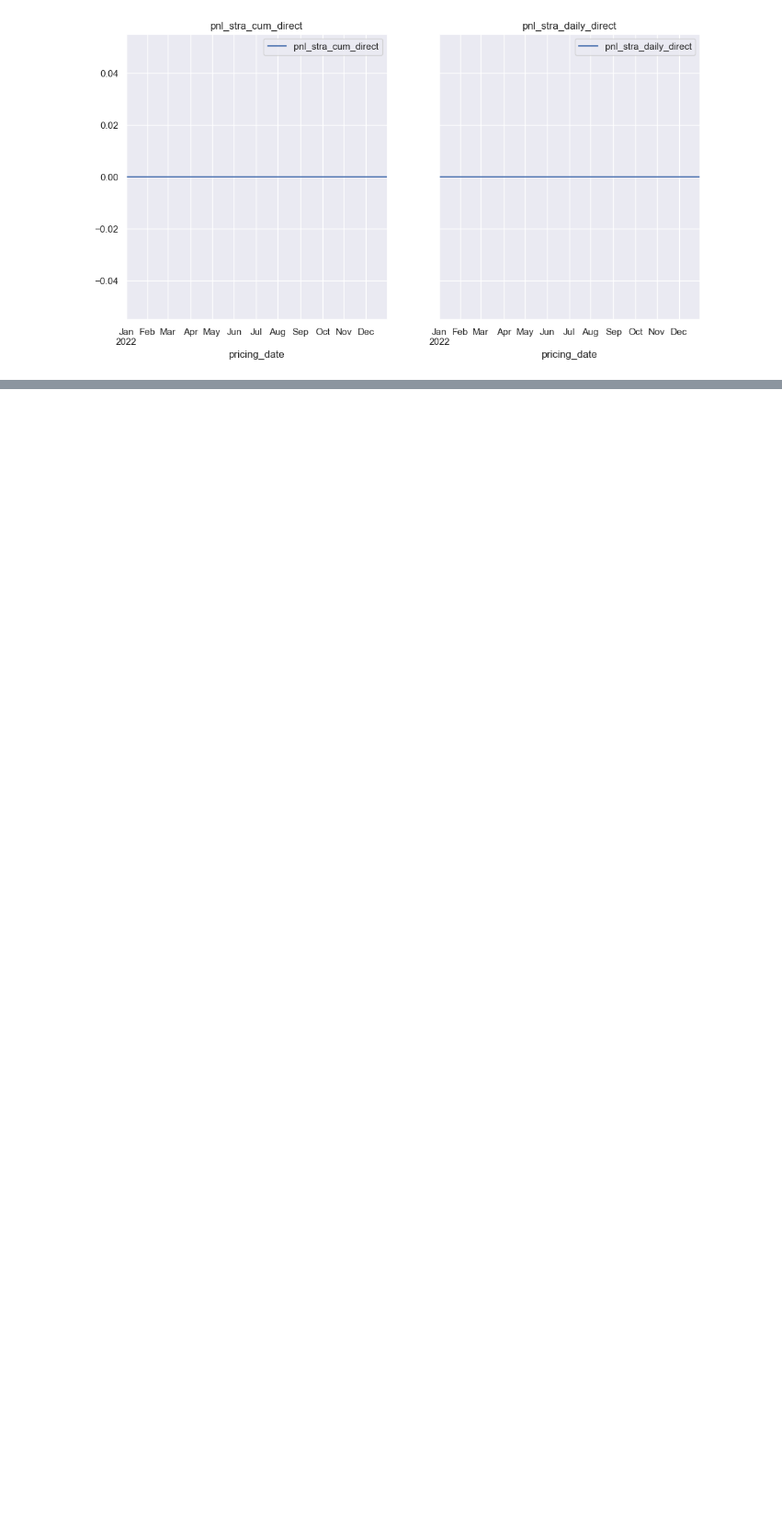
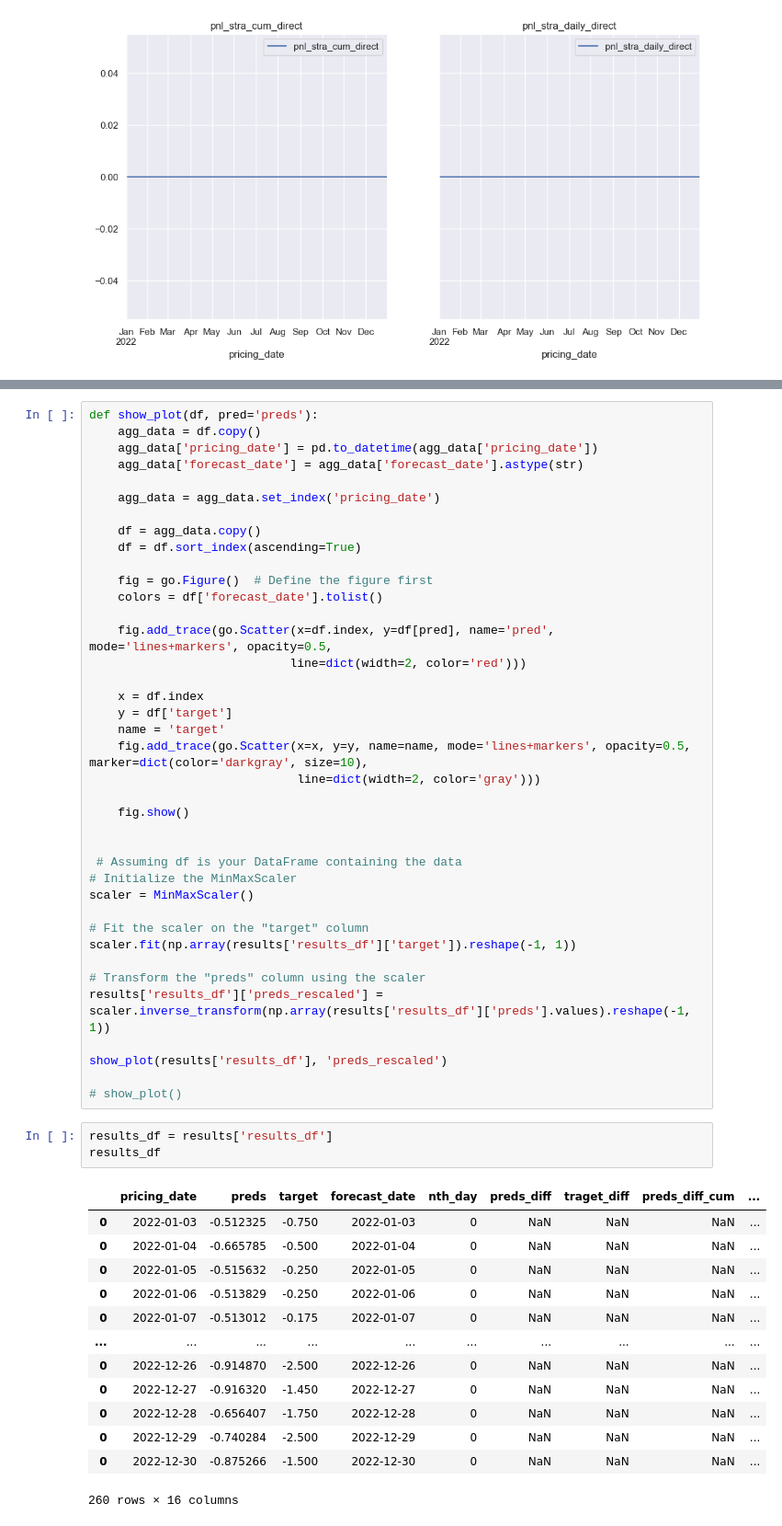
Before and after one commit to dissagaliyeva/python_pipeline_postgres, a Jupyter notebook: shap_recursive_t-N_predict/t+10_predict.ipynb, the cells around one changed output, grey strips where cells are left out. Shown at 92% size. Cells and saved outputs as stored; diff of their text form; blank space fills up the shorter version.

```diff
--- a/shap_recursive_t-N_predict/t+10_predict.ipynb
+++ b/shap_recursive_t-N_predict/t+10_predict.ipynb
@@ -617,0 +981,56 @@ pricing_date                              ...
+# %%
+def show_plot(df, pred='preds'):
+    agg_data = df.copy()
+    agg_data['pricing_date'] = pd.to_datetime(agg_data['pricing_date'])
+    agg_data['forecast_date'] = agg_data['forecast_date'].astype(str)
+
+    agg_data = agg_data.set_index('pricing_date')
+
+    df = agg_data.copy()
+    df = df.sort_index(ascending=True)
+
+    fig = go.Figure()  # Define the figure first
+    colors = df['forecast_date'].tolist()
+
+    fig.add_trace(go.Scatter(x=df.index, y=df[pred], name='pred', mode='lines+markers', opacity=0.5,
+                            line=dict(width=2, color='red')))
+
+    x = df.index
+    y = df['target']
+    name = 'target'
+    fig.add_trace(go.Scatter(x=x, y=y, name=name, mode='lines+markers', opacity=0.5, marker=dict(color='darkgray', size=10),
+                             line=dict(width=2, color='gray')))
+
+    fig.show()
+
+
+ # Assuming df is your DataFrame containing the data
+# Initialize the MinMaxScaler
+scaler = MinMaxScaler()
+
+# Fit the scaler on the "target" column
+scaler.fit(np.array(results['results_df']['target']).reshape(-1, 1))
+
+# Transform the "preds" column using the scaler
+results['results_df']['preds_rescaled'] = scaler.inverse_transform(np.array(results['results_df']['preds'].values).reshape(-1, 1))
+
+show_plot(results['results_df'], 'preds_rescaled')
+
+# show_plot()
+# %%
+results_df = results['results_df']
+results_df
+# %% [output]
+|  | pricing_date | preds | target | forecast_date | nth_day | preds_diff | traget_diff | preds_diff_cum | ... |
+| 0 | 2022-01-03 | -0.512325 | -0.750 | 2022-01-03 | 0 | NaN | NaN | NaN | ... |
+| 0 | 2022-01-04 | -0.665785 | -0.500 | 2022-01-04 | 0 | NaN | NaN | NaN | ... |
+| 0 | 2022-01-05 | -0.515632 | -0.250 | 2022-01-05 | 0 | NaN | NaN | NaN | ... |
+| 0 | 2022-01-06 | -0.513829 | -0.250 | 2022-01-06 | 0 | NaN | NaN | NaN | ... |
+| 0 | 2022-01-07 | -0.513012 | -0.175 | 2022-01-07 | 0 | NaN | NaN | NaN | ... |
+| ... | ... | ... | ... | ... | ... | ... | ... | ... | ... |
+| 0 | 2022-12-26 | -0.914870 | -2.500 | 2022-12-26 | 0 | NaN | NaN | NaN | ... |
+| 0 | 2022-12-27 | -0.916320 | -1.450 | 2022-12-27 | 0 | NaN | NaN | NaN | ... |
+| 0 | 2022-12-28 | -0.656407 | -1.750 | 2022-12-28 | 0 | NaN | NaN | NaN | ... |
+| 0 | 2022-12-29 | -0.740284 | -2.500 | 2022-12-29 | 0 | NaN | NaN | NaN | ... |
+| 0 | 2022-12-30 | -0.875266 | -1.500 | 2022-12-30 | 0 | NaN | NaN | NaN | ... |
+260 rows × 16 columns
```
Also changed, not shown: parts of 18 cells of this notebook, 4 other files.
